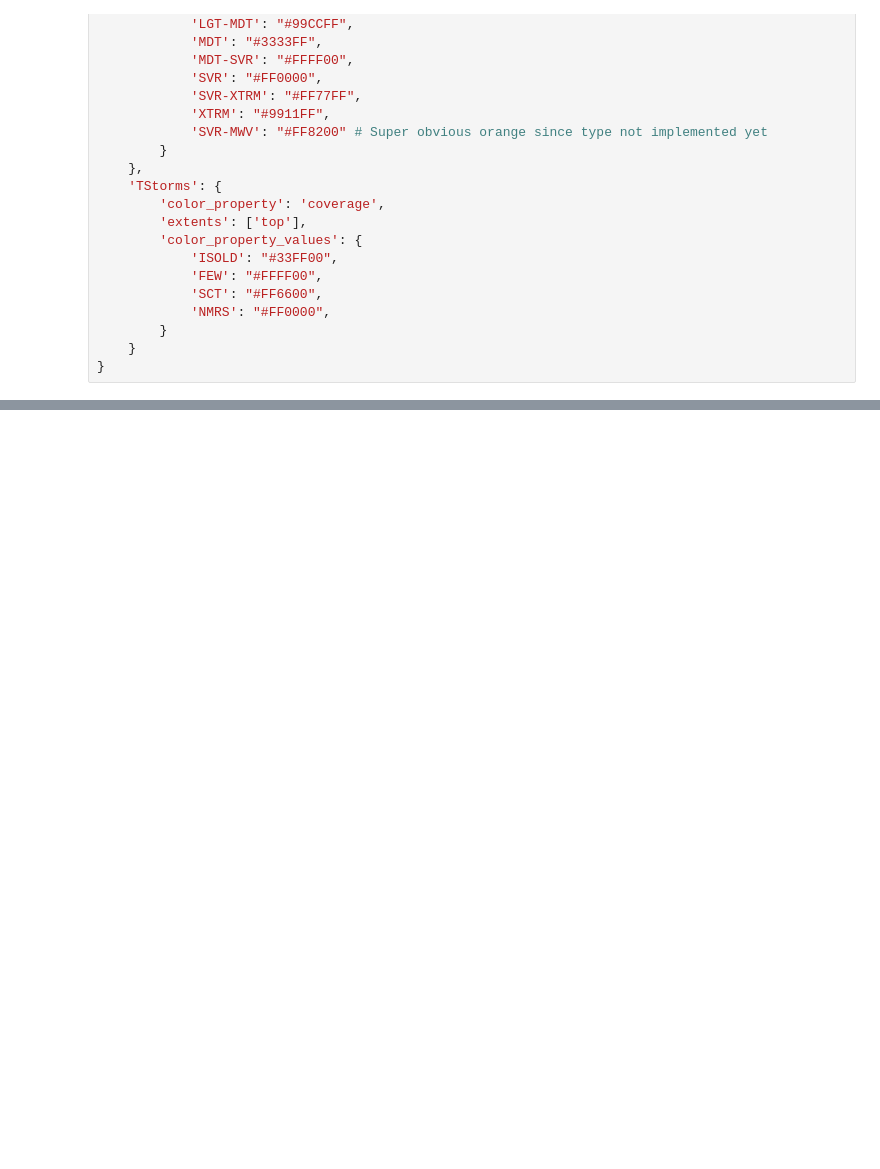
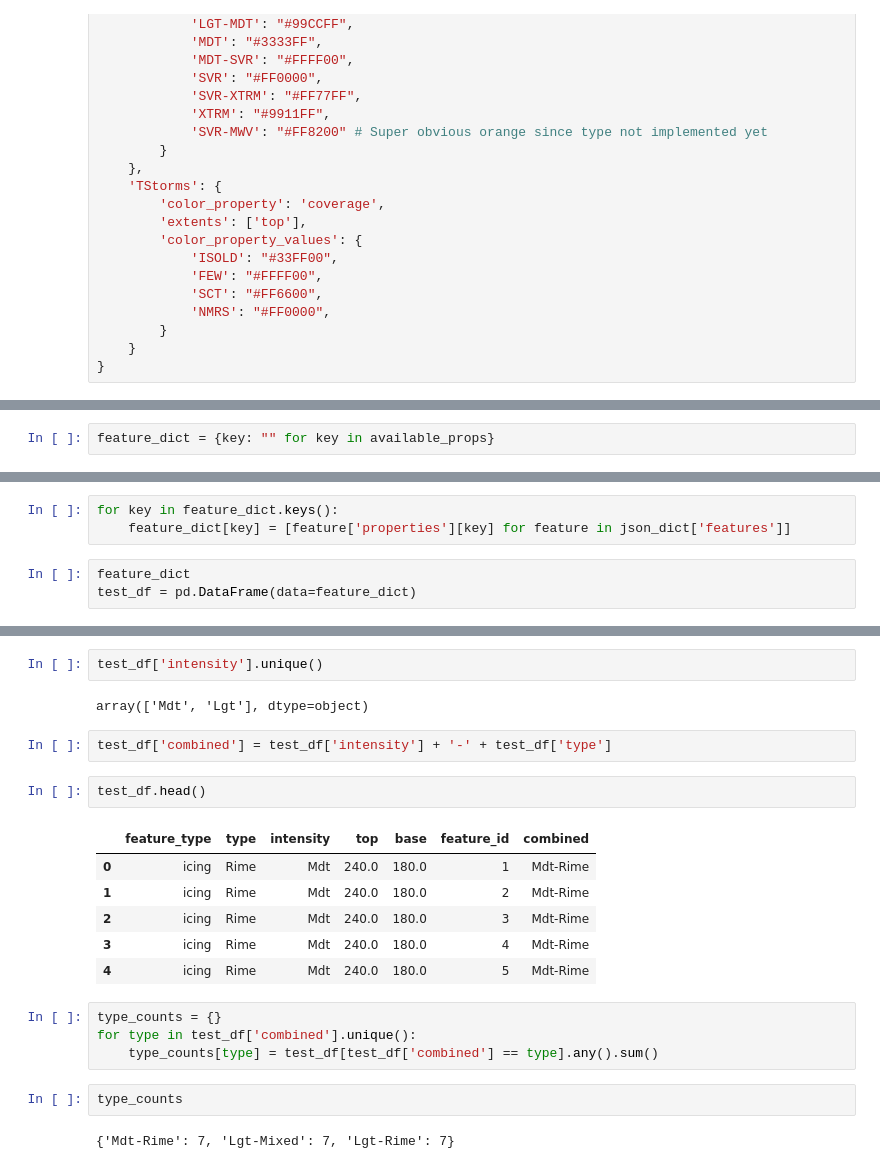
Before and after one commit to jasonwashburn/VWGeojsonViewer, a Jupyter notebook: VW_GeoJSON_Viewer.ipynb, the cells around one changed output, grey strips where cells are left out. Saved outputs shown, nothing was run; the diff lists cells and outputs as text; blank space fills up the shorter version.

Commit message:
added test files and started workig on statistics

```diff
--- a/VW_GeoJSON_Viewer.ipynb
+++ b/VW_GeoJSON_Viewer.ipynb
@@ -170,0 +189,2 @@ display(output_map)
+# %%
+feature_dict = {key: "" for key in available_props}
@@ -170,0 +200,6 @@ display(output_map)
+# %%
+for key in feature_dict.keys():
+    feature_dict[key] = [feature['properties'][key] for feature in json_dict['features']]
+# %%
+feature_dict
+test_df = pd.DataFrame(data=feature_dict)
@@ -170,0 +215,23 @@ display(output_map)
+# %%
+test_df['intensity'].unique()
+# %% [output]
+array(['Mdt', 'Lgt'], dtype=object)
+# %%
+test_df['combined'] = test_df['intensity'] + '-' + test_df['type']
+# %%
+test_df.head()
+# %% [output]
+|  | feature_type | type | intensity | top | base | feature_id | combined |
+| 0 | icing | Rime | Mdt | 240.0 | 180.0 | 1 | Mdt-Rime |
+| 1 | icing | Rime | Mdt | 240.0 | 180.0 | 2 | Mdt-Rime |
+| 2 | icing | Rime | Mdt | 240.0 | 180.0 | 3 | Mdt-Rime |
+| 3 | icing | Rime | Mdt | 240.0 | 180.0 | 4 | Mdt-Rime |
+| 4 | icing | Rime | Mdt | 240.0 | 180.0 | 5 | Mdt-Rime |
+# %%
+type_counts = {}
+for type in test_df['combined'].unique():
+    type_counts[type] = test_df[test_df['combined'] == type].any().sum()
+# %%
+type_counts
+# %% [output]
+{'Mdt-Rime': 7, 'Lgt-Mixed': 7, 'Lgt-Rime': 7}
```
Also changed, not shown: parts of 11 cells of this notebook, 6 other files.
